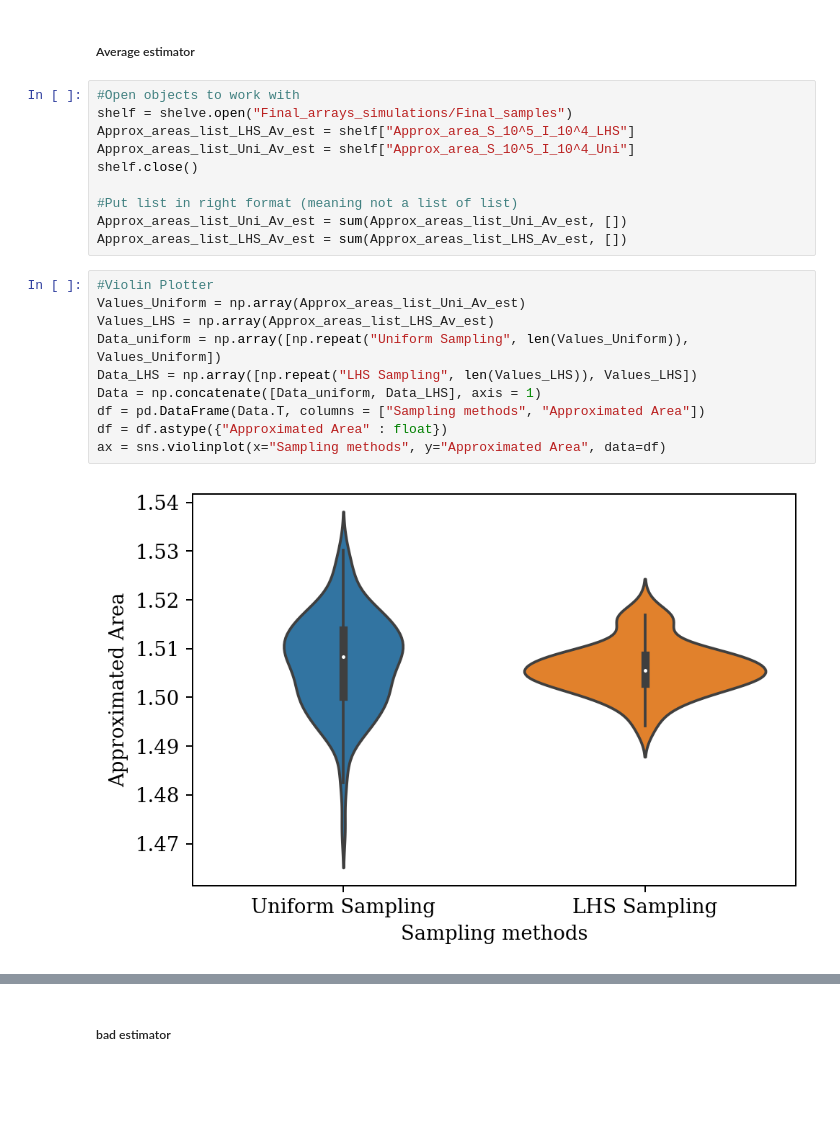
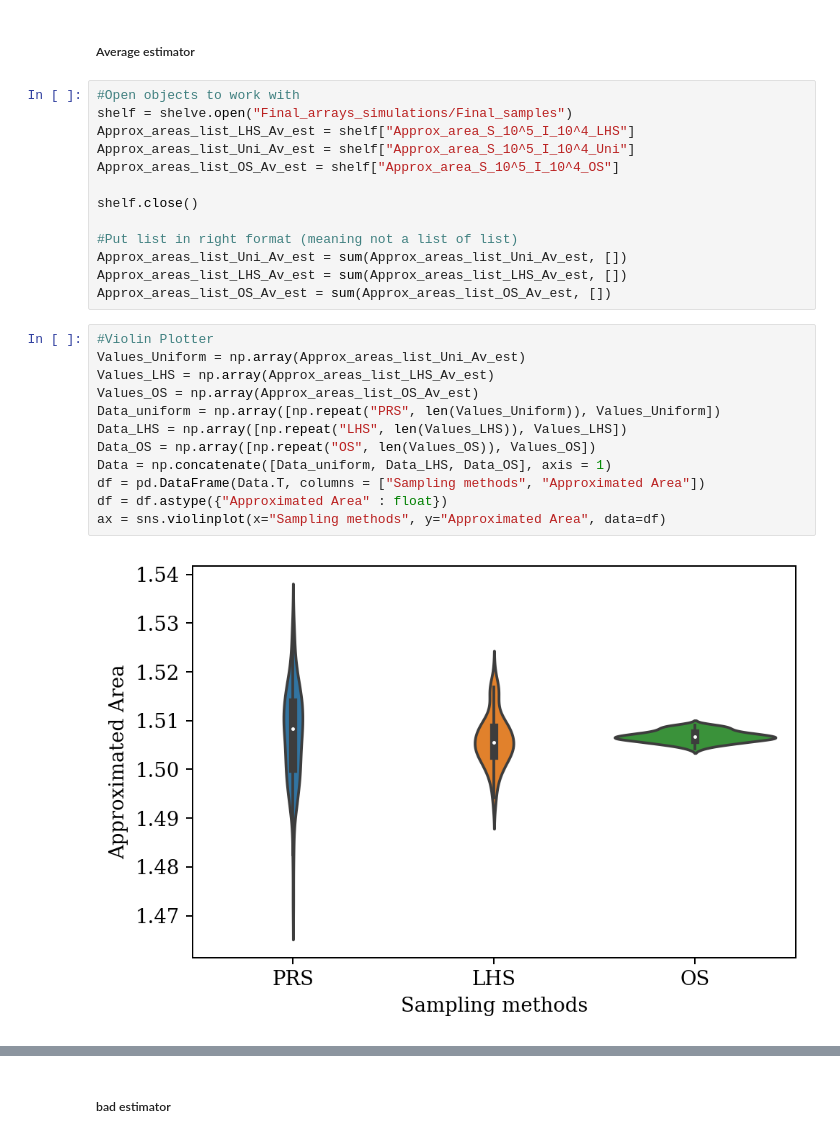
Before and after one commit to soudy/stoch-simulation-assignment1, a Jupyter notebook: notebooks/Mandelbrot_Monte_Carlo.ipynb, the cells around one changed output, grey strips where cells are left out. Saved outputs shown, nothing was run; the diff lists cells and outputs as text; blank space fills up the shorter version.

```diff
--- a/notebooks/Mandelbrot_Monte_Carlo.ipynb
+++ b/notebooks/Mandelbrot_Monte_Carlo.ipynb
@@ -417,23 +422,28 @@ Wall time: 1min 13s
 shelf = shelve.open("Final_arrays_simulations/Final_samples")
 Approx_areas_list_LHS_Av_est = shelf["Approx_area_S_10^5_I_10^4_LHS"]
 Approx_areas_list_Uni_Av_est = shelf["Approx_area_S_10^5_I_10^4_Uni"]
+Approx_areas_list_OS_Av_est = shelf["Approx_area_S_10^5_I_10^4_OS"]
+
 shelf.close()
 
 #Put list in right format (meaning not a list of list)
 Approx_areas_list_Uni_Av_est = sum(Approx_areas_list_Uni_Av_est, [])
 Approx_areas_list_LHS_Av_est = sum(Approx_areas_list_LHS_Av_est, [])
+Approx_areas_list_OS_Av_est = sum(Approx_areas_list_OS_Av_est, [])
 # %%
 #Violin Plotter
 Values_Uniform = np.array(Approx_areas_list_Uni_Av_est)
 Values_LHS = np.array(Approx_areas_list_LHS_Av_est)
-Data_uniform = np.array([np.repeat("Uniform Sampling", len(Values_Uniform)), Values_Uniform])
-Data_LHS = np.array([np.repeat("LHS Sampling", len(Values_LHS)), Values_LHS])
-Data = np.concatenate([Data_uniform, Data_LHS], axis = 1)
+Values_OS = np.array(Approx_areas_list_OS_Av_est)
+Data_uniform = np.array([np.repeat("PRS", len(Values_Uniform)), Values_Uniform])
+Data_LHS = np.array([np.repeat("LHS", len(Values_LHS)), Values_LHS])
+Data_OS = np.array([np.repeat("OS", len(Values_OS)), Values_OS])
+Data = np.concatenate([Data_uniform, Data_LHS, Data_OS], axis = 1)
 df = pd.DataFrame(Data.T, columns = ["Sampling methods", "Approximated Area"])
 df = df.astype({"Approximated Area" : float})
 ax = sns.violinplot(x="Sampling methods", y="Approximated Area", data=df)
 # %% [output]
-[figure, old version]
+[figure, new version]
 # %%
 #Table
 Mean_Uni = np.mean(Approx_areas_list_Uni_Av_est)
```
Also changed, not shown: parts of 20 cells of this notebook, 3 other files.
